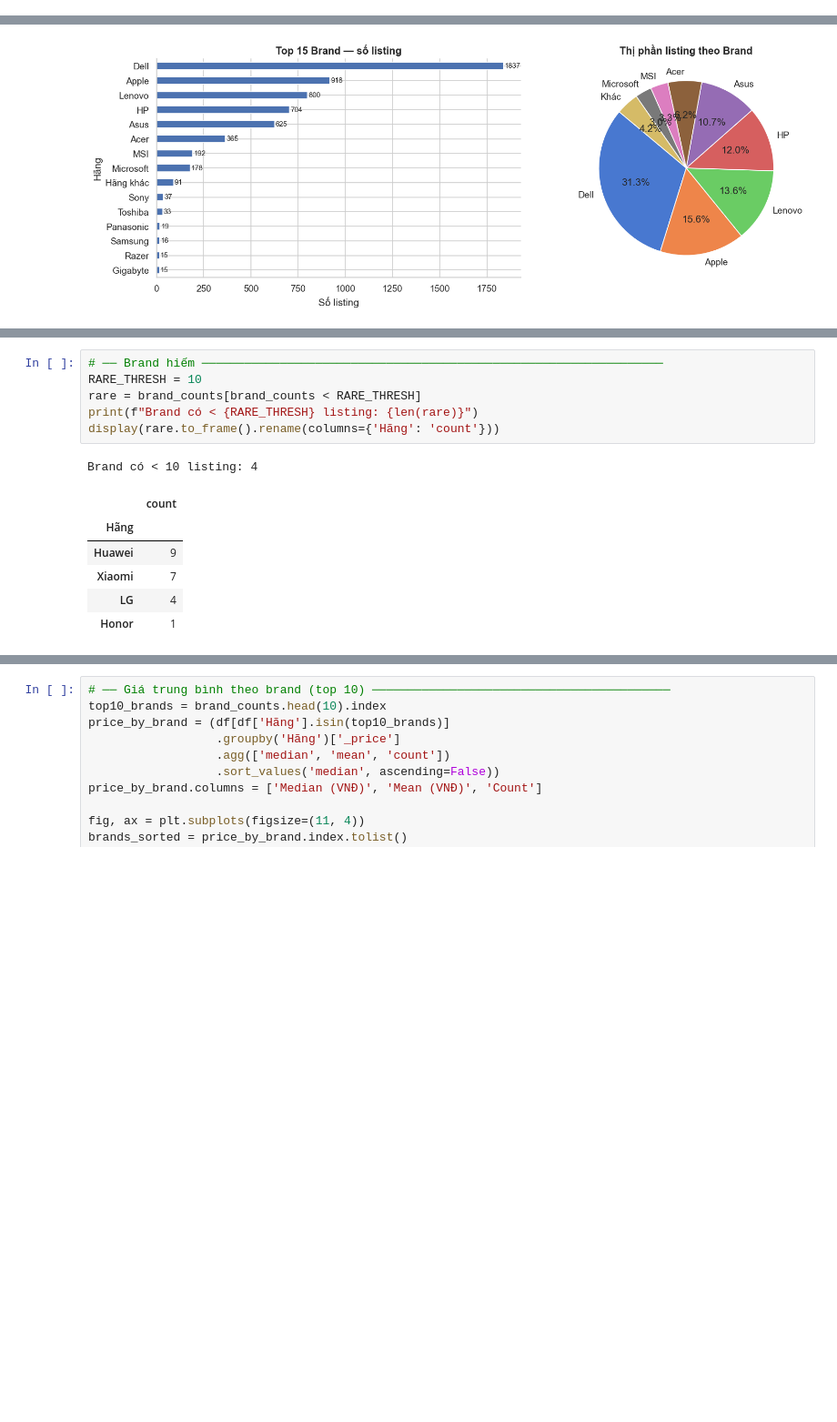
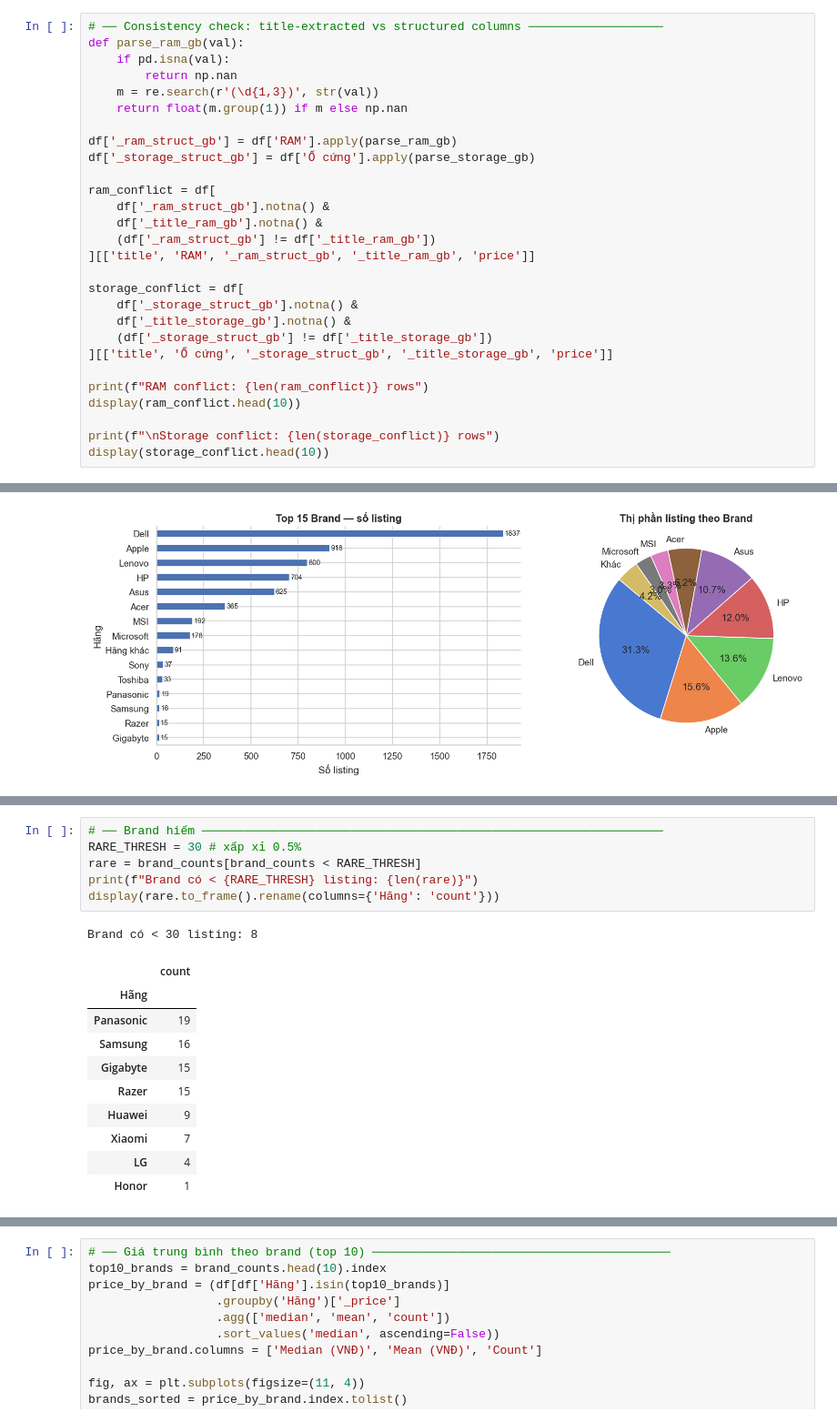
Before and after one commit to thisYui/Laptop-Price-Prediction, a Jupyter notebook: notebooks/data/01a_chotot_inspection.ipynb, the cells around one changed output, grey strips where cells are left out. Shown at 91% size. Saved outputs shown, nothing was run; the diff lists cells and outputs as text; blank space fills up the shorter version.

```diff
--- a/notebooks/data/01a_chotot_inspection.ipynb
+++ b/notebooks/data/01a_chotot_inspection.ipynb
@@ -1038,0 +1407,28 @@ Dòng thiếu 'RAM': 239
+# %%
+# ── Consistency check: title-extracted vs structured columns ───────────────────
+def parse_ram_gb(val):
+    if pd.isna(val):
+        return np.nan
+    m = re.search(r'(\d{1,3})', str(val))
+    return float(m.group(1)) if m else np.nan
+
+df['_ram_struct_gb'] = df['RAM'].apply(parse_ram_gb)
+df['_storage_struct_gb'] = df['Ổ cứng'].apply(parse_storage_gb)
+
+ram_conflict = df[
+    df['_ram_struct_gb'].notna() &
+    df['_title_ram_gb'].notna() &
+    (df['_ram_struct_gb'] != df['_title_ram_gb'])
+][['title', 'RAM', '_ram_struct_gb', '_title_ram_gb', 'price']]
+
+storage_conflict = df[
+    df['_storage_struct_gb'].notna() &
+    df['_title_storage_gb'].notna() &
+    (df['_storage_struct_gb'] != df['_title_storage_gb'])
+][['title', 'Ổ cứng', '_storage_struct_gb', '_title_storage_gb', 'price']]
+
+print(f"RAM conflict: {len(ram_conflict)} rows")
+display(ram_conflict.head(10))
+
+print(f"\nStorage conflict: {len(storage_conflict)} rows")
+display(storage_conflict.head(10))
@@ -1070,13 +1557,17 @@ Số brand distinct: 18
 # %%
 # ── Brand hiếm ─────────────────────────────────────────────────────────────────
-RARE_THRESH = 10
+RARE_THRESH = 30 # xấp xỉ 0.5%
 rare = brand_counts[brand_counts < RARE_THRESH]
 print(f"Brand có < {RARE_THRESH} listing: {len(rare)}")
 display(rare.to_frame().rename(columns={'Hãng': 'count'}))
 # %% [output]
-Brand có < 10 listing: 4
+Brand có < 30 listing: 8
 |  | count |
 | Hãng |  |
+| Panasonic | 19 |
+| Samsung | 16 |
+| Gigabyte | 15 |
+| Razer | 15 |
 | Huawei | 9 |
 | Xiaomi | 7 |
 | LG | 4 |
```
Also changed, not shown: parts of 37 cells of this notebook.
